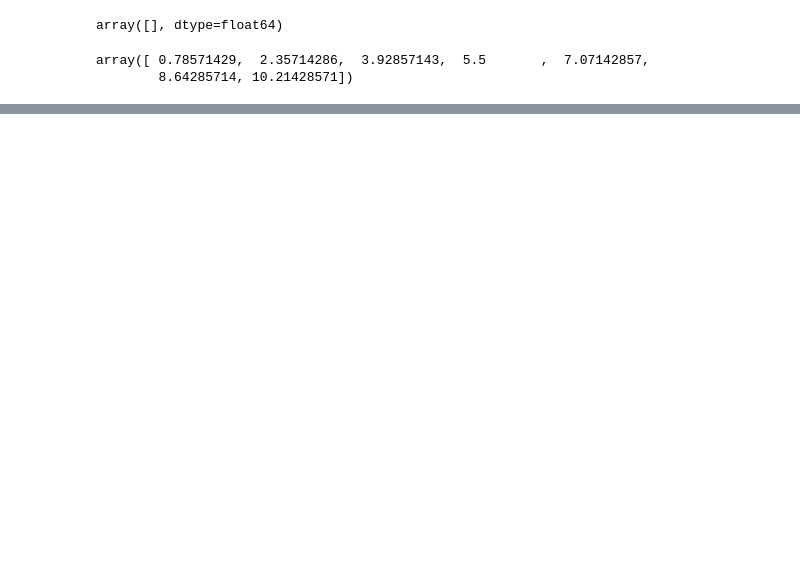
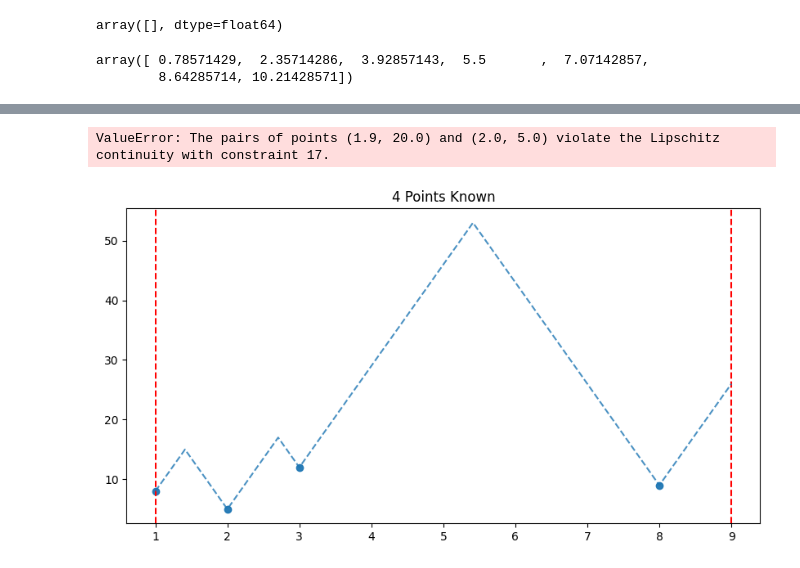
Before and after one commit to DevinGent/locating-maxima, a Jupyter notebook: tutorial.ipynb, the cells around one changed output, grey strips where cells are left out. Cells and saved outputs as stored; diff of their text form; code cells hidden in the pictures; blank space fills up the shorter version.

```diff
--- a/tutorial.ipynb
+++ b/tutorial.ipynb
@@ -203,0 +234,8 @@ nonadapt_approx.display_graphs(2)
+# %%
+failed_approx=ApproximateMaxima((1,9),17,starting_points=[(1,8),(2,5),(8,9),(3,12),(1.9,20)])
+# %% [output]
+ValueError: The pairs of points (1.9, 20.0) and (2.0, 5.0) violate the Lipschitz continuity with constraint 17.
+# %%
+failed_approx.display_graphs()
+# %% [output]
+[figure, added]
```
Also changed, not shown: parts of 20 cells of this notebook, 1 other file.
